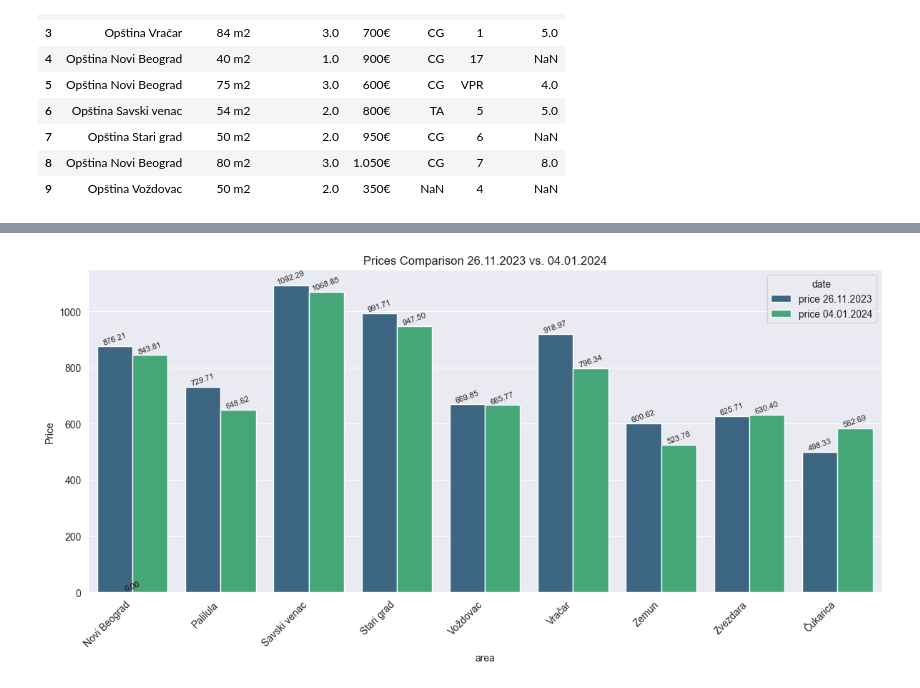
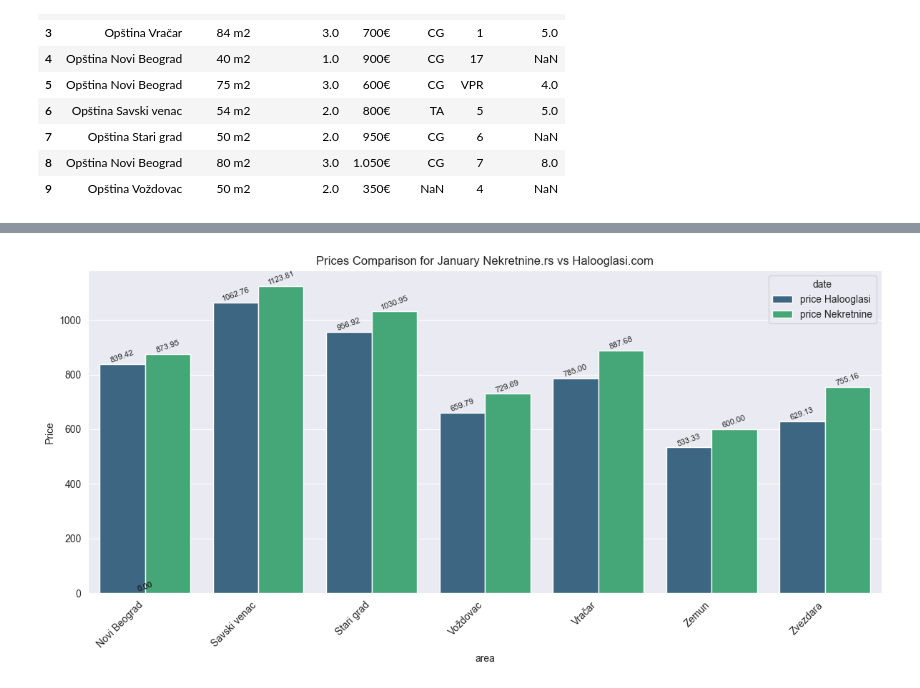
Before and after one commit to dvd998/apartment-data-analysis, a Jupyter notebook: visualization.ipynb, the cells around one changed output, grey strips where cells are left out. Saved outputs shown, nothing was run; the diff lists cells and outputs as text; code cells hidden in the pictures.

Commit message:
16.02. update, data from Nekretnine.rs included in prediction and visualization

```diff
--- a/visualization.ipynb
+++ b/visualization.ipynb
@@ -54,0 +54,4 @@ df.describe()
+# %%
+# Data description
+df_dec_halooglasi_clean = clean_data(df_dec_halooglasi)
+df_dec_halooglasi_clean.describe()
@@ -144,0 +109,6 @@ df_new.describe()
+# %%
+### Data cleaining for January
+df_jan_halooglasi = pd.read_excel('Excel_files\\Data 04.01.2024..xlsx')
+df_jan_halooglasi_clean = clean_data(df_jan_halooglasi)
+# Data description
+df_jan_halooglasi_clean.describe()
@@ -145,12 +125,12 @@ df_new.describe()
 # %%
-# Avregare prices comparison for dates 26.11.2023 and 04.01.2024 per area
-mean_prices_1 = df.groupby('area')['price'].mean().reset_index()
-mean_prices_1 = mean_prices_1.rename(columns={'price': "price 26.11.2023"})
-mean_prices_2 = df_new.groupby('area')['price'].mean().reset_index()
-mean_prices_2 = mean_prices_2.rename(columns={'price': "price 04.01.2024"})
-mean_prices_comp = mean_prices_1.merge(mean_prices_2, on='area', how='outer')
+# Avregare prices comparison between December and January for Halooglasi.com
+mean_prices_dec_halooglasi = df_dec_halooglasi_clean.groupby('area')['price'].mean().reset_index()
+mean_prices_dec_halooglasi = mean_prices_dec_halooglasi.rename(columns={'price': "price December"})
+mean_prices_jan_halooglasi = df_jan_halooglasi_clean.groupby('area')['price'].mean().reset_index()
+mean_prices_jan_halooglasi = mean_prices_jan_halooglasi.rename(columns={'price': "price January"})
+mean_prices_comp = mean_prices_dec_halooglasi.merge(mean_prices_jan_halooglasi, on='area', how='outer')
 mean_prices_comp = mean_prices_comp.dropna()
-mean_prices_comp['percentage_change'] = ((mean_prices_comp['price 04.01.2024'] - mean_prices_comp['price 26.11.2023']) / mean_prices_comp['price 26.11.2023']) * 100
+mean_prices_comp['percentage_change'] = ((mean_prices_comp['price January'] - mean_prices_comp['price December']) / mean_prices_comp['price December']) * 100
 mean_prices_comp['percentage_change'] = mean_prices_comp['percentage_change'].map('{:.2f}%'.format)
 print(mean_prices_comp)
 # %% [output]
@@ -187,0 +225,8 @@ plt.show()
+# %%
+# Preparing data to compare mean prices for January for websites Nekretnine.rs and Halooglasi.com
+mean_prices_jan_nekretnine = data_jan_nekretnine_clean.groupby('area')['price'].mean().reset_index()
+mean_prices_jan_nekretnine = mean_prices_jan_nekretnine.rename(columns={'price' : "price Nekretnine"})
+mean_prices_jan_halooglasi = mean_prices_jan_halooglasi.rename(columns={'price January': "price Halooglasi"})
+mean_prices_jan_grouped = mean_prices_jan_halooglasi.merge(mean_prices_jan_nekretnine, how='outer', on='area')
+mean_prices_jan_grouped.dropna(subset=['price Nekretnine'], inplace=True)
+mean_prices_jan_grouped.head(50)
@@ -188,21 +242,21 @@ plt.show()
 # %%
-# Visual representation of average price change between 26.11.2023 and 04.01.2024 per area
-mean_prices_comp_melted = pd.melt(mean_prices_comp[['area', 'price 26.11.2023', 'price 04.01.2024']], id_vars=['area'], var_name='date', value_name='price')
+# Visual representation of average price comparison between Halooglasi.com and Nekretnine.rs for January 2024
+mean_prices_comp_melted = pd.melt(mean_prices_jan_grouped[['area', 'price Halooglasi', 'price Nekretnine']], id_vars=['area'], var_name='date', value_name='price')
 plt.figure(figsize=(12, 6))
 ax = sns.barplot(x='area', y='price', hue='date', data=mean_prices_comp_melted, palette='viridis')
 
 # Add annotations with differences above the bars
 for p in ax.patches:
     height = p.get_height()
     width = p.get_x() + p.get_width() / 2
 
     ax.annotate(f'{height:.2f}', (width, height), ha='center', va='bottom', rotation=20, fontsize=8)
 
-plt.title('Prices Comparison 26.11.2023 vs. 04.01.2024')
+plt.title('Prices Comparison for January Nekretnine.rs vs Halooglasi.com')
 plt.ylabel('Price')
 plt.xticks(rotation=45, ha='right')
 plt.tight_layout()
 
 plt.show()
 # %% [output]
-[figure, old version]
+[figure, new version]
```
Also changed, not shown: parts of 16 cells of this notebook, 5 other files.
